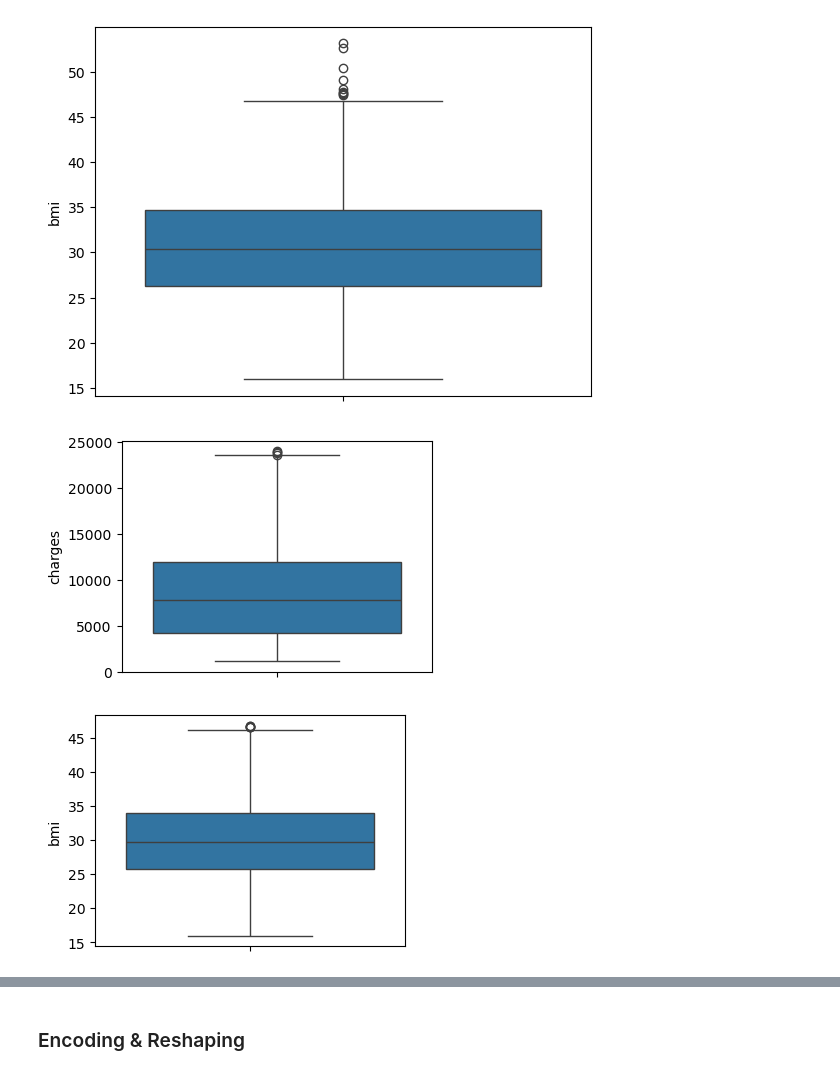
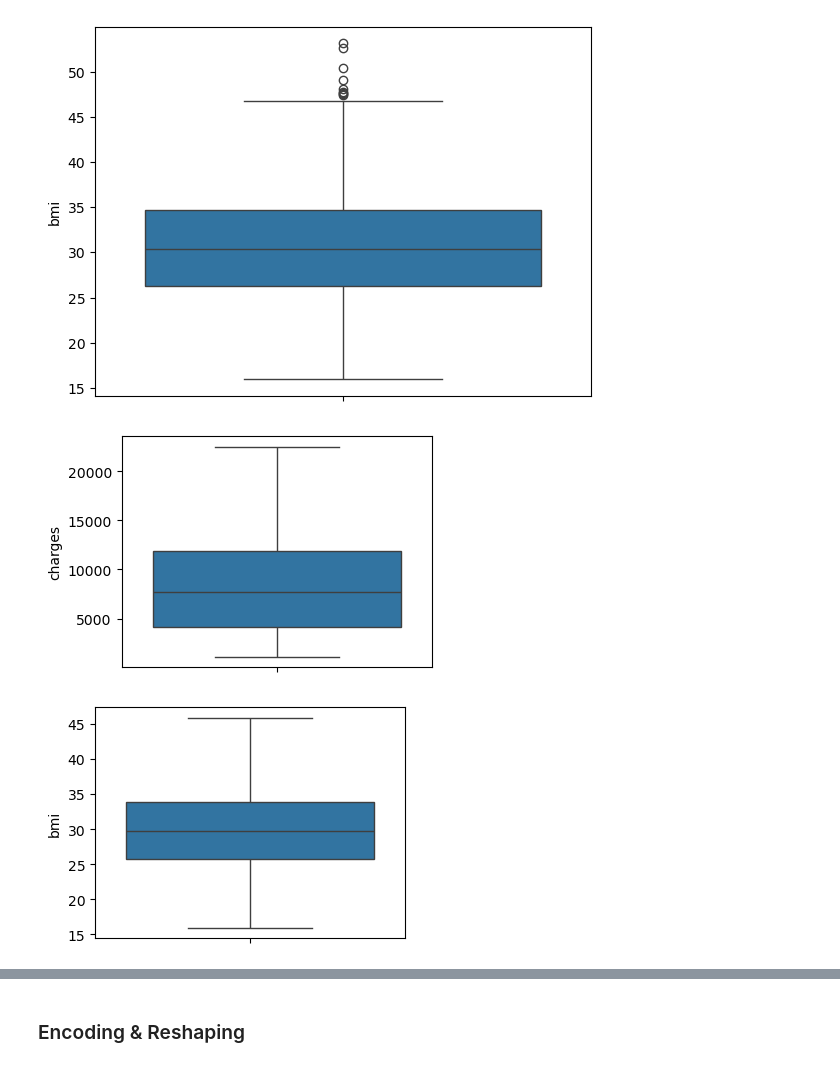
Before and after one commit to gulayfirat/Insurance-Regression, a Jupyter notebook: insurance_regression_model.ipynb, the cells around one changed output, grey strips where cells are left out. Cells and saved outputs as stored; diff of their text form; code cells hidden in the pictures.

```diff
--- a/insurance_regression_model.ipynb
+++ b/insurance_regression_model.ipynb
@@ -113,19 +113,19 @@ plt.show()
 # %%
 # Remove  outlier values for 'charges'
 plt.figure(figsize=(4, 3))
-df=df[(df['charges'] < 24000)]
+df=df[(df['charges'] < 23000)]
 sns.boxplot(y=df['charges'])
 plt.show()
 # %% [output]
-[figure, old version]
+[figure, new version]
 # %%
 # Remove  outlier values for 'bmi'
 plt.figure(figsize=(4, 3))
-df=df[(df['bmi'] < 47)]
+df=df[(df['bmi'] < 46)]
 sns.boxplot(y=df['bmi'])
 plt.show()
 # %% [output]
-[figure, old version]
+[figure, new version]
 # %%
 df.shape
 # %% [output]
```
Also changed, not shown: parts of 16 cells of this notebook.
